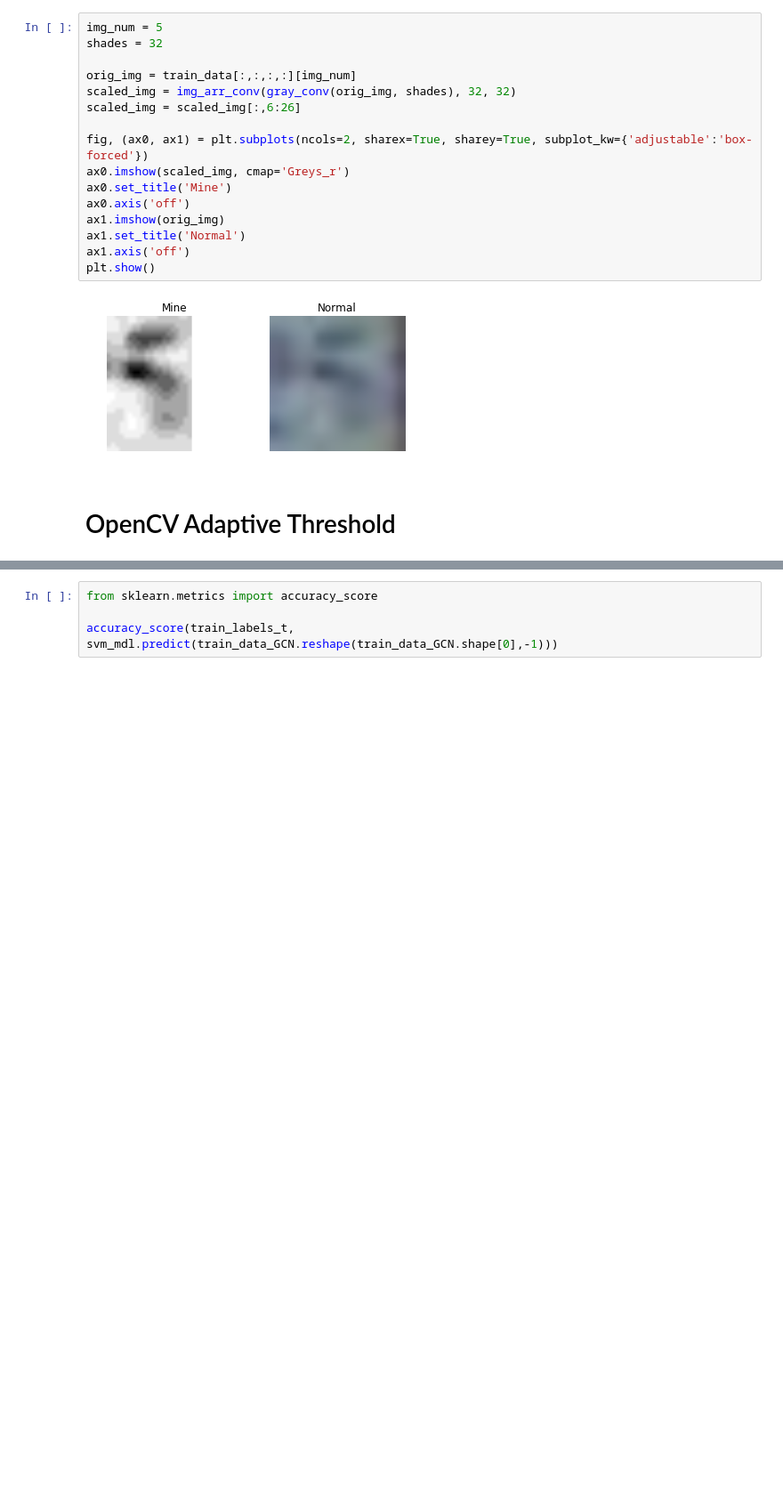
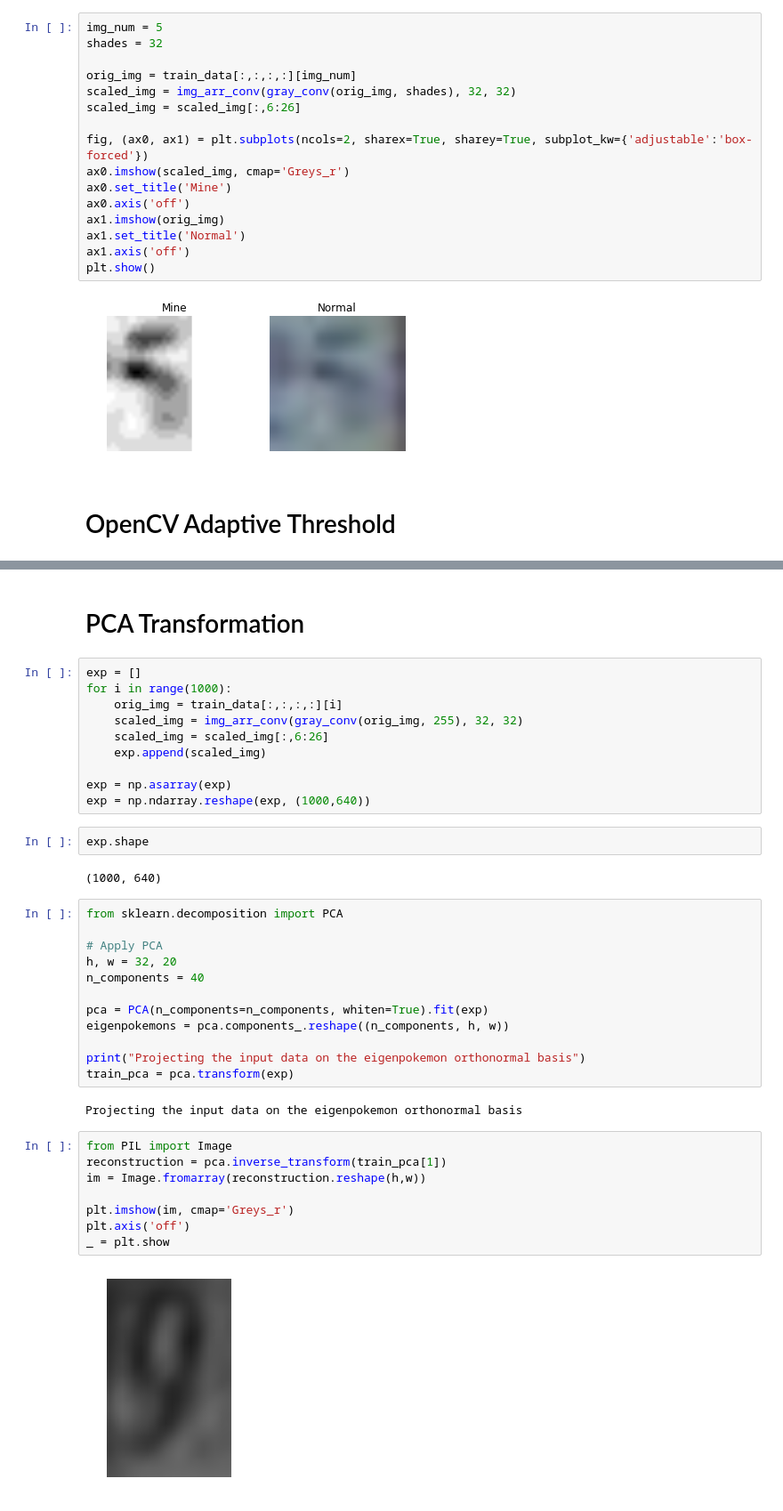
Before and after one commit to bryantbiggs/mcnulty-03, a Jupyter notebook: preprocess.ipynb, the cells around one changed output, grey strips where cells are left out. Shown: that part at 89% size. Drawn from its saved outputs; the diff is of its cells as text; blank space fills up the shorter version.

```diff
--- a/preprocess.ipynb
+++ b/preprocess.ipynb
@@ -279,4 +194,40 @@ print('Validation score is', svm_mdl.score(valid_data_GCN.reshape(valid_data_GCN
-# %%
-from sklearn.metrics import accuracy_score
-
-accuracy_score(train_labels_t, svm_mdl.predict(train_data_GCN.reshape(train_data_GCN.shape[0],-1)))
+# %% [markdown]
+# PCA Transformation
+# %%
+exp = []
+for i in range(1000):
+    orig_img = train_data[:,:,:,:][i]
+    scaled_img = img_arr_conv(gray_conv(orig_img, 255), 32, 32)
+    scaled_img = scaled_img[:,6:26]
+    exp.append(scaled_img)
+
+exp = np.asarray(exp)
+exp = np.ndarray.reshape(exp, (1000,640))
+# %%
+exp.shape
+# %% [output]
+(1000, 640)
+# %%
+from sklearn.decomposition import PCA
+
+# Apply PCA
+h, w = 32, 20
+n_components = 40
+
+pca = PCA(n_components=n_components, whiten=True).fit(exp)
+eigenpokemons = pca.components_.reshape((n_components, h, w))
+
+print("Projecting the input data on the eigenpokemon orthonormal basis")
+train_pca = pca.transform(exp)
+# %% [output]
+Projecting the input data on the eigenpokemon orthonormal basis
+# %%
+from PIL import Image
+reconstruction = pca.inverse_transform(train_pca[1])
+im = Image.fromarray(reconstruction.reshape(h,w))
+
+plt.imshow(im, cmap='Greys_r')
+plt.axis('off')
+_ = plt.show
+# %% [output]
+[figure, added]
```
Also changed, not shown: parts of 15 cells of this notebook.
